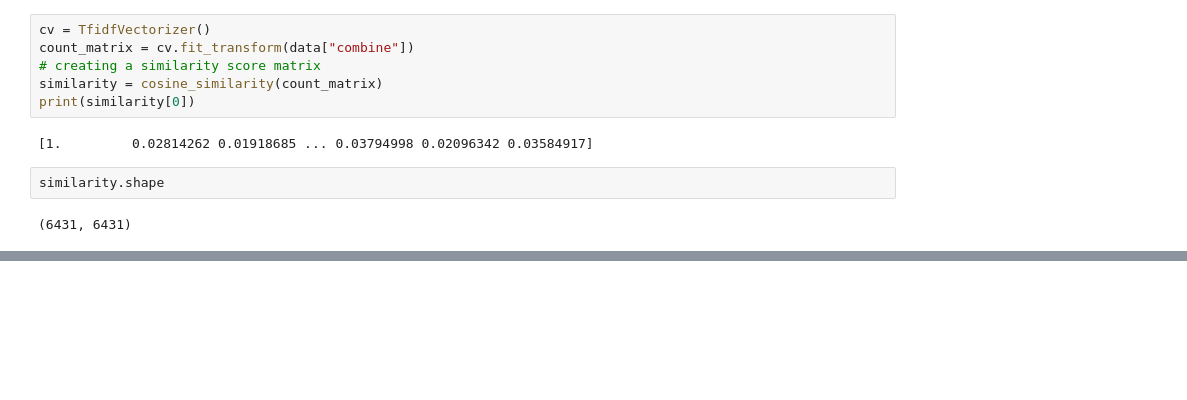
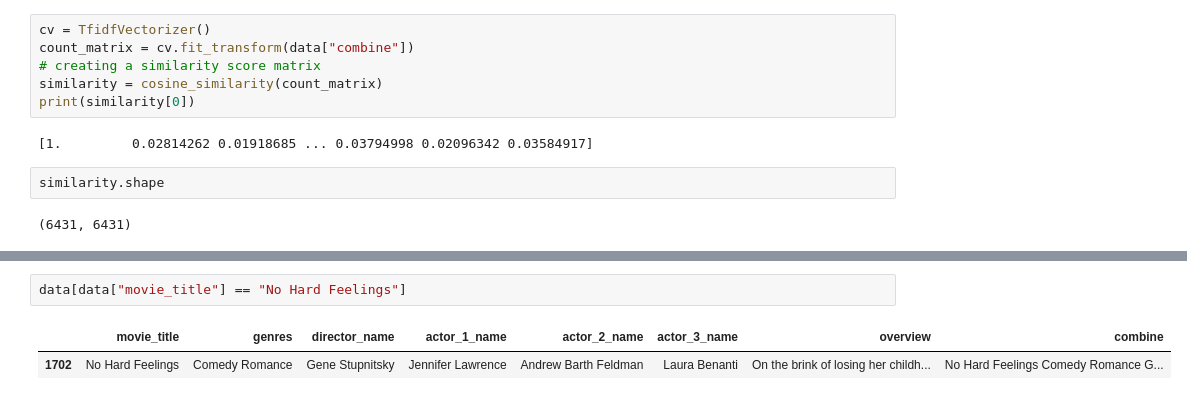
Before and after one commit to ohamnelson/Movie-Recommender-Engine, a Jupyter notebook: DataModelling.ipynb, the cells around one changed output, grey strips where cells are left out. Drawn from its saved outputs; the diff is of its cells as text; blank space fills up the shorter version.

```diff
--- a/DataModelling.ipynb
+++ b/DataModelling.ipynb
@@ -139 +162,6 @@ sorted(recommend, key= lambda x:x[1], reverse=True)
+# %%
+data[data["movie_title"] == "No Hard Feelings"]
+# %% [output]
+|  | movie_title | genres | director_name | actor_1_name | actor_2_name | actor_3_name | overview | combine |
+| 1702 | No Hard Feelings | Comedy Romance | Gene Stupnitsky | Jennifer Lawrence | Andrew Barth Feldman | Laura Benanti | On the brink of losing her childh... | No Hard Feelings Comedy Romance G... |
 # %%
```
Also changed, not shown: parts of 19 cells of this notebook.
